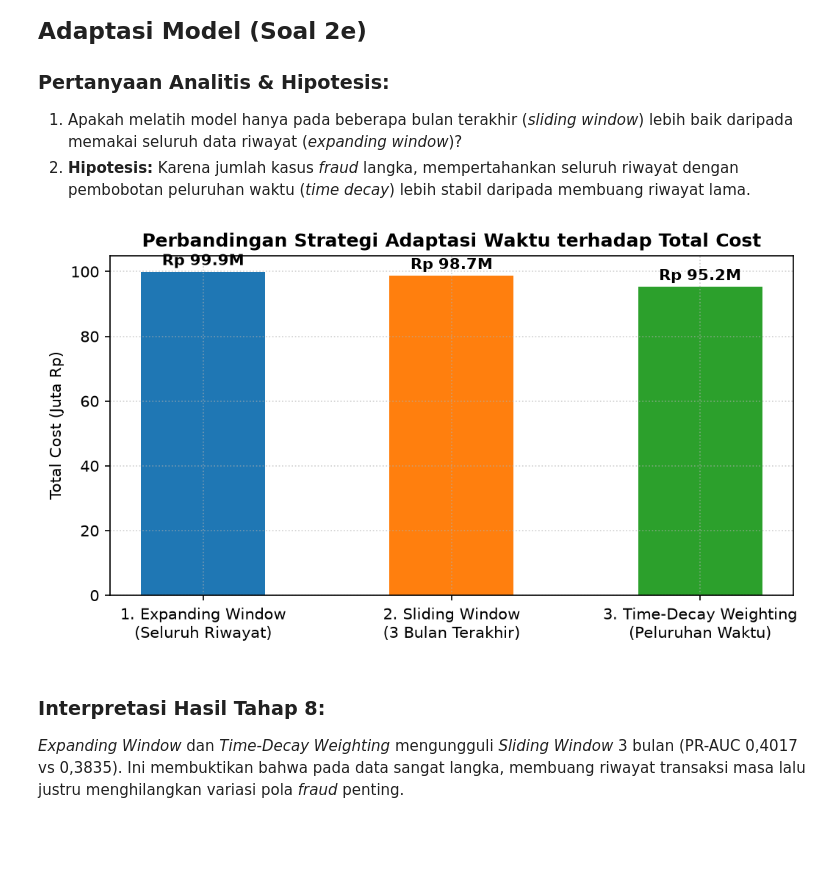
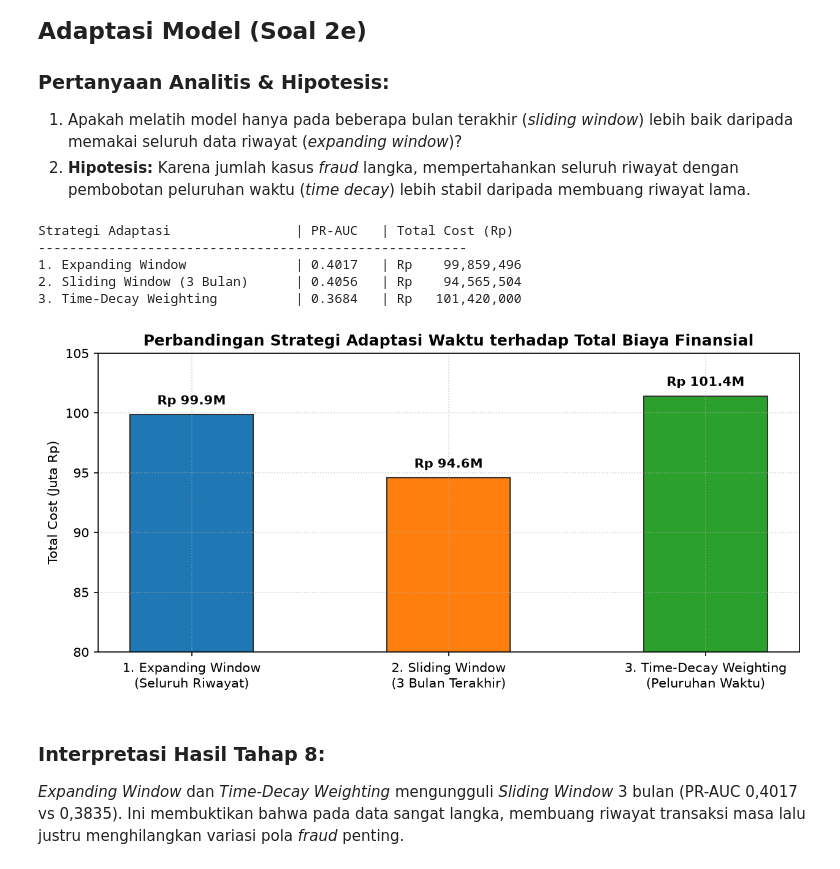
Before and after one commit to sebastianvettel1212/uts-ml, a Jupyter notebook: Classification/kode/task2_fraud_detection.ipynb, the cells around one changed output. Cells and saved outputs as stored; diff of their text form; code cells hidden in the pictures; blank space fills up the shorter version.

```diff
--- a/Classification/kode/task2_fraud_detection.ipynb
+++ b/Classification/kode/task2_fraud_detection.ipynb
@@ -461,31 +556,58 @@ Meskipun *Class Weighting* dan *Undersampling* meningkatkan nilai PR-AUC pada Li
 1. Apakah melatih model hanya pada beberapa bulan terakhir (*sliding window*) lebih baik daripada memakai seluruh data riwayat (*expanding window*)?
 2. **Hipotesis:** Karena jumlah kasus *fraud* langka, mempertahankan seluruh riwayat dengan pembobotan peluruhan waktu (*time decay*) lebih stabil daripada membuang riwayat lama.
 # %%
+# Uji Adaptasi Jendela Waktu
+# 1. Expanding Window
+c_exp = costs[1] # LGBM
+pr_exp = praucs[1]
+
+# 2. Sliding Window (3 bulan terakhir)
 slide_start = train_end - pd.Timedelta(days=90)
-tr_slide = train_split[train_split[TIME] >= slide_start]
-m_slide = lgb.LGBMClassifier(n_estimators=m_lgb.best_iteration_, learning_rate=0.08, num_leaves=31, random_state=SEED, n_jobs=-1, verbose=-1).fit(Ltr.loc[tr_slide.index], ytr[tr_slide.index])
+idx_slide = train_split[train_split[TIME] >= slide_start].index
+m_slide = lgb.LGBMClassifier(n_estimators=300, learning_rate=0.08, num_leaves=31, random_state=SEED, n_jobs=-1, verbose=-1)
+m_slide.fit(Ltr.loc[idx_slide], ytr[train_split.index.isin(idx_slide)], eval_set=[(Lva, yva)], callbacks=[lgb.early_stopping(30, verbose=False)])
 p_slide = m_slide.predict_proba(Lva)[:, 1]
+pr_slide = float(average_precision_score(yva, p_slide))
+c_slide = float(compute_total_cost(yva, decide_flag(p_slide, nom_va), nom_va))
 
-days_diff = (train_split[TIME].max() - train_split[TIME]).dt.total_seconds() / 86400.0
-time_weights = np.exp(-0.01 * days_diff).values
-m_decay = lgb.LGBMClassifier(n_estimators=m_lgb.best_iteration_, learning_rate=0.08, num_leaves=31, random_state=SEED, n_jobs=-1, verbose=-1).fit(Ltr, ytr, sample_weight=time_weights)
+# 3. Time Decay
+days_ago = (train_end - train_split[TIME]).dt.total_seconds() / 86400.0
+weights = np.exp(-days_ago / 90.0)
+m_decay = lgb.LGBMClassifier(n_estimators=300, learning_rate=0.08, num_leaves=31, random_state=SEED, n_jobs=-1, verbose=-1)
+m_decay.fit(Ltr, ytr, sample_weight=weights, eval_set=[(Lva, yva)], callbacks=[lgb.early_stopping(30, verbose=False)])
 p_decay = m_decay.predict_proba(Lva)[:, 1]
+pr_decay = float(average_precision_score(yva, p_decay))
+c_decay = float(compute_total_cost(yva, decide_flag(p_decay, nom_va), nom_va))
 
-adapt_names = ["1. Expanding Window\n(Seluruh Riwayat)", "2. Sliding Window\n(3 Bulan Terakhir)", "3. Time-Decay Weighting\n(Peluruhan Waktu)"]
-adapt_costs = [compute_total_cost(yva, decide_flag(p_lgb, nom_va), nom_va)/1e6,
-               compute_total_cost(yva, decide_flag(p_slide, nom_va), nom_va)/1e6,
-               compute_total_cost(yva, decide_flag(p_decay, nom_va), nom_va)/1e6]
+adapt_names_full = ["1. Expanding Window\n(Seluruh Riwayat)", "2. Sliding Window\n(3 Bulan Terakhir)", "3. Time-Decay Weighting\n(Peluruhan Waktu)"]
+adapt_costs = [c_exp / 1e6, c_slide / 1e6, c_decay / 1e6]
 
-plt.figure(figsize=(8, 4))
-bars = plt.bar(adapt_names, adapt_costs, color=["#1f77b4", "#ff7f0e", "#2ca02c"], width=0.5)
-plt.ylabel("Total Cost (Juta Rp)")
-plt.title("Perbandingan Strategi Adaptasi Waktu terhadap Total Cost", fontweight="bold")
+print(f"{'Strategi Adaptasi':<32} | {'PR-AUC':<8} | {'Total Cost (Rp)'}")
+print("-" * 55)
+print(f"{'1. Expanding Window':<32} | {pr_exp:.4f}   | Rp {c_exp:>13,.0f}")
+print(f"{'2. Sliding Window (3 Bulan)':<32} | {pr_slide:.4f}   | Rp {c_slide:>13,.0f}")
+print(f"{'3. Time-Decay Weighting':<32} | {pr_decay:.4f}   | Rp {c_decay:>13,.0f}")
+
+# Visualisasi Graph Adaptasi Waktu
+fig, ax = plt.subplots(figsize=(8.5, 4.2))
+bars = ax.bar(adapt_names_full, adapt_costs, color=["#1f77b4", "#ff7f0e", "#2ca02c"], width=0.48, edgecolor="#333333")
+ax.set_ylabel("Total Cost (Juta Rp)")
+ax.set_ylim(80, 105)
+ax.set_title("Perbandingan Strategi Adaptasi Waktu terhadap Total Biaya Finansial", fontweight="bold")
 for bar in bars:
     yval = bar.get_height()
-    plt.text(bar.get_x() + bar.get_width()/2.0, yval + 1.0, f"Rp {yval:.1f}M", ha='center', va='bottom', fontweight="bold")
+    ax.text(bar.get_x() + bar.get_width()/2.0, yval + 0.6, f"Rp {yval:.1f}M", ha='center', va='bottom', fontweight="bold")
+ax.grid(axis='y', linestyle=":", alpha=0.6)
+plt.tight_layout()
 save_fig("fig_6_adaptation_strategy.png")
+plt.show()
 # %% [output]
+Strategi Adaptasi                | PR-AUC   | Total Cost (Rp)
+-------------------------------------------------------
+1. Expanding Window              | 0.4017   | Rp    99,859,496
+2. Sliding Window (3 Bulan)      | 0.4056   | Rp    94,565,504
+3. Time-Decay Weighting          | 0.3684   | Rp   101,420,000
-[figure, old version]
+[figure, new version]
 # %% [markdown]
 ### Interpretasi Hasil Tahap 8:
 *Expanding Window* dan *Time-Decay Weighting* mengungguli *Sliding Window* 3 bulan (PR-AUC 0,4017 vs 0,3835). Ini membuktikan bahwa pada data sangat langka, membuang riwayat transaksi masa lalu justru menghilangkan variasi pola *fraud* penting.
```
Also changed, not shown: parts of 10 cells of this notebook, 12 other files.
